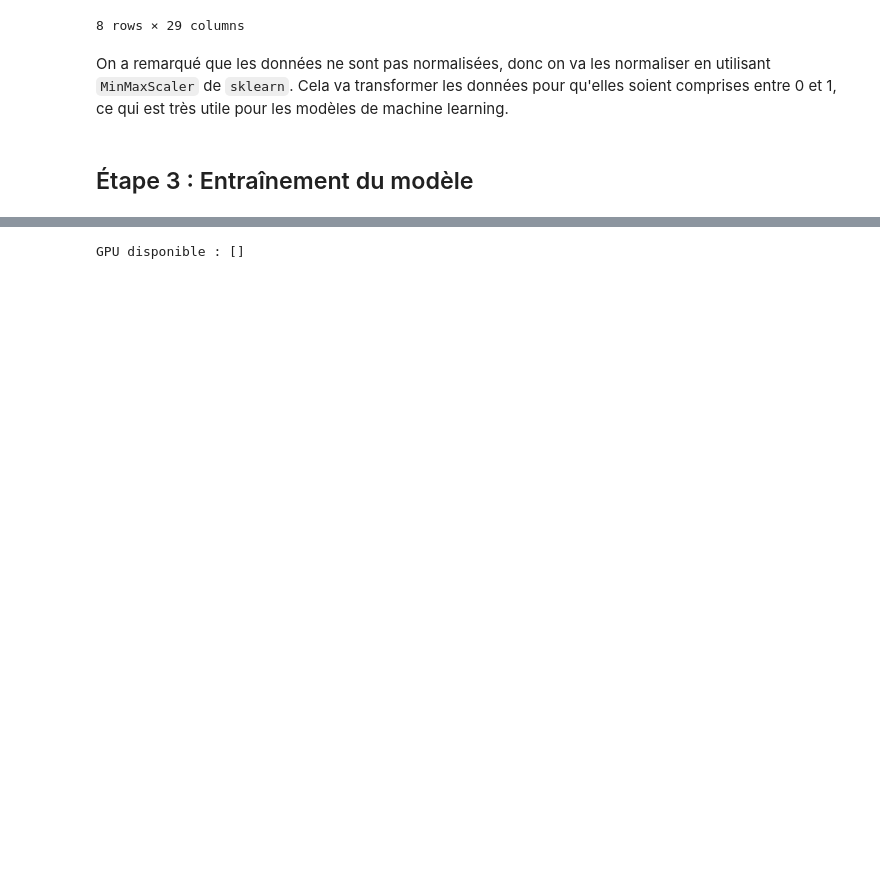
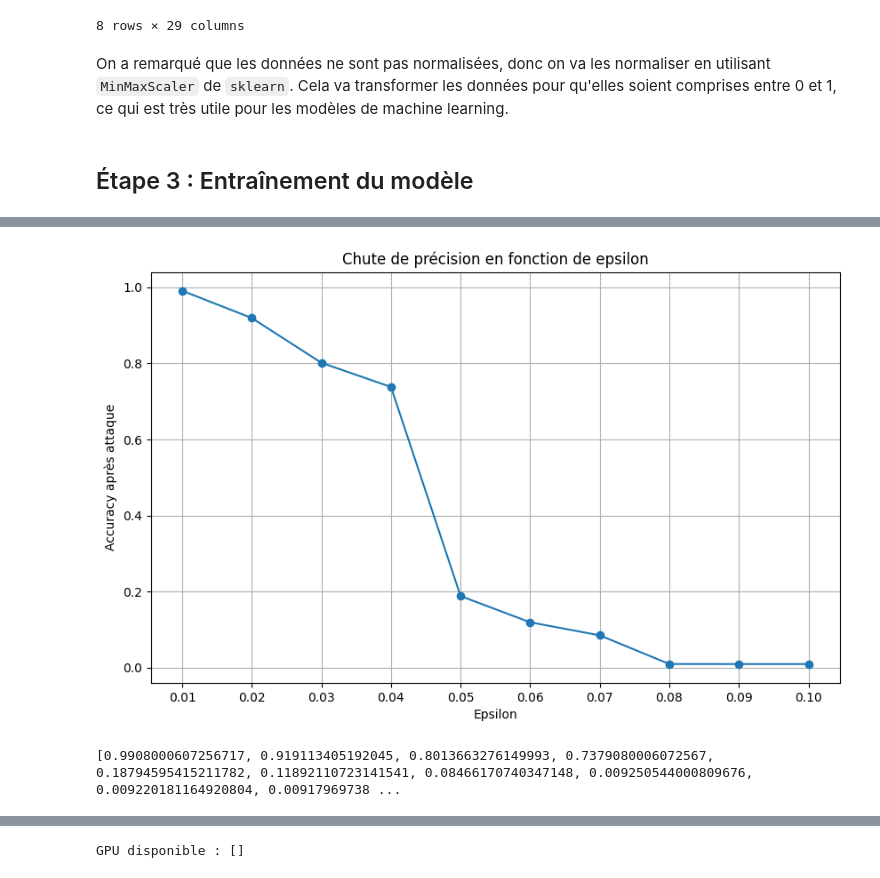
Before and after one commit to NathENSAE/Asma, a Jupyter notebook: test.ipynb, the cells around one changed output, grey strips where cells are left out. Cells and saved outputs as stored; diff of their text form; code cells hidden in the pictures; blank space fills up the shorter version.

```diff
--- a/test.ipynb
+++ b/test.ipynb
@@ -321,15 +321,12 @@ plt.show()
 # %%
-attacks = {
-    "FGSM": FastGradientMethod(estimator=classifier, eps=0.1),
-    "PGD": ProjectedGradientDescent(estimator=classifier, eps=0.1, verbose=False)
-}
+# Test avec attaque PGD
+attack = ProjectedGradientDescent(estimator=classifier, eps=0.05, verbose=False)
 
-for name, atk in attacks.items():
-    X_adv = atk.generate(x=X_test)
-    preds_adv = classifier.predict(X_adv)
+X_adv = attack.generate(x=X_test)
+preds_adv = classifier.predict(X_adv)
 
-    # Calculer l'accuracy en fonction de la forme des prédictions
-    acc = np.mean(np.argmax(preds_adv, axis=1) == y_test)
+# Calculer l'accuracy en fonction de la forme des prédictions
+acc = np.mean(np.argmax(preds_adv, axis=1) == y_test)
 
-    print(f"{name} - Accuracy après attaque : {acc:.5f}")
+print(f"Accuracy après attaque : {acc:.5f}")
 # %% [output]
@@ -347,3 +343,29 @@ Taux de succès de l'attaque : 0.99721674004352
+# %%
+# Test avec plusieurs valeurs de epsilon
+epsilons = [0.01, 0.02, 0.03, 0.04, 0.05, 0.06, 0.07, 0.08, 0.09, 0.1]
+accuracies = []
+for eps in epsilons:
+    attack = FastGradientMethod(estimator=classifier, eps=eps)
+    X_test_adv = attack.generate(x=X_test)
+    preds_adv = classifier.predict(X_test_adv)
+    accuracy_adv = np.mean(np.argmax(preds_adv, axis=1) == y_test)
+    accuracies.append(accuracy_adv)
+
+# Tracer la chute de précision en fonction de epsilon
+plt.figure(figsize=(10, 6))
+plt.plot(epsilons, accuracies, marker='o')
+plt.title("Chute de précision en fonction de epsilon")
+plt.xlabel("Epsilon")
+plt.ylabel("Accuracy après attaque")
+plt.xticks(epsilons)
+plt.grid(True)
+plt.show()
+# %% [output]
+[figure, added]
+# %%
+print(accuracies)
+# %% [output]
+[0.9908000607256717, 0.919113405192045, 0.8013663276149993, 0.7379080006072567, 0.18794595415211782, 0.11892110723141541, 0.08466170740347148, 0.009250544000809676, 0.009220181164920804, 0.00917969738 ...
 # %%
 num_classes = len(np.unique(y_train))
 
```
Also changed, not shown: parts of 6 cells of this notebook.
